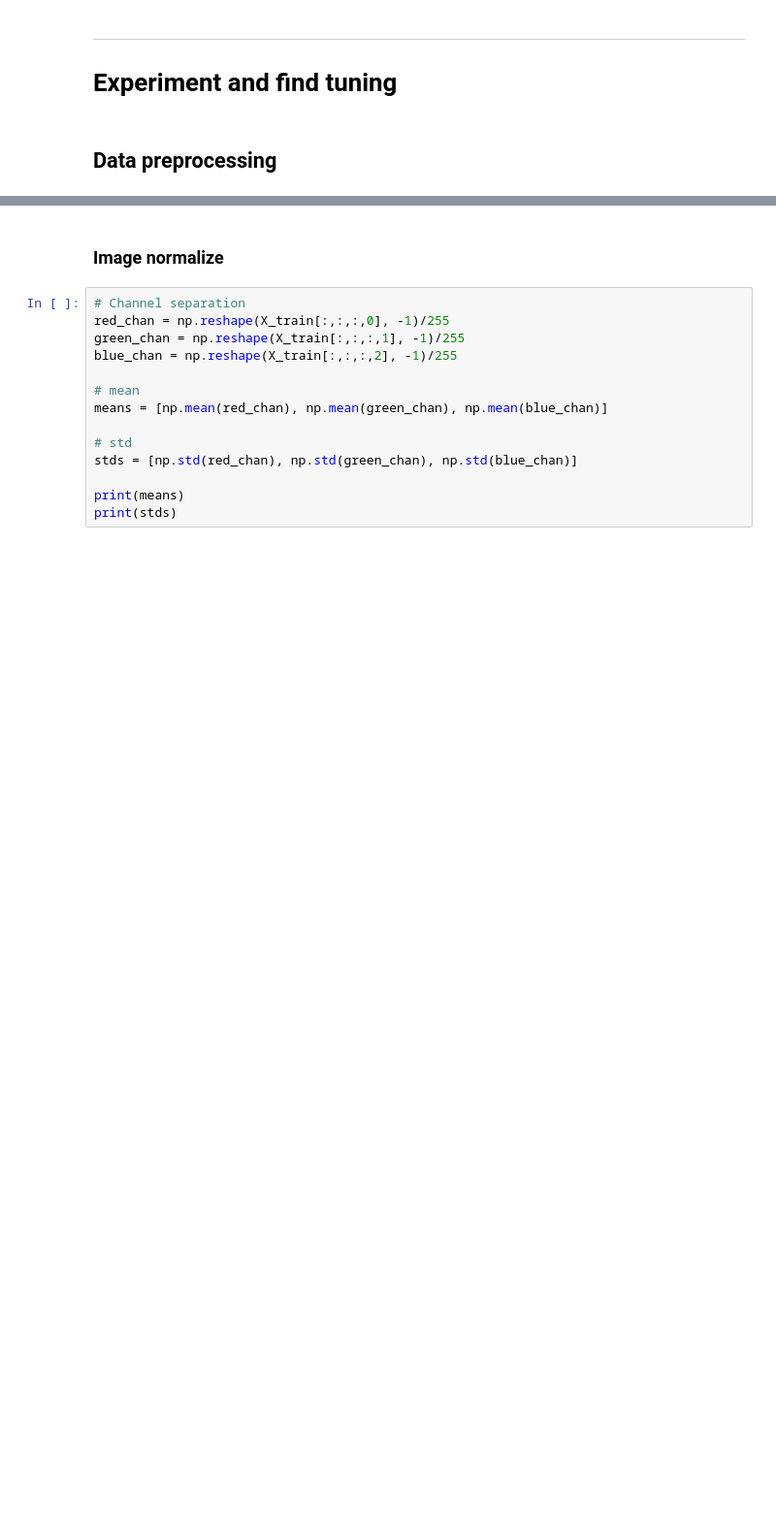
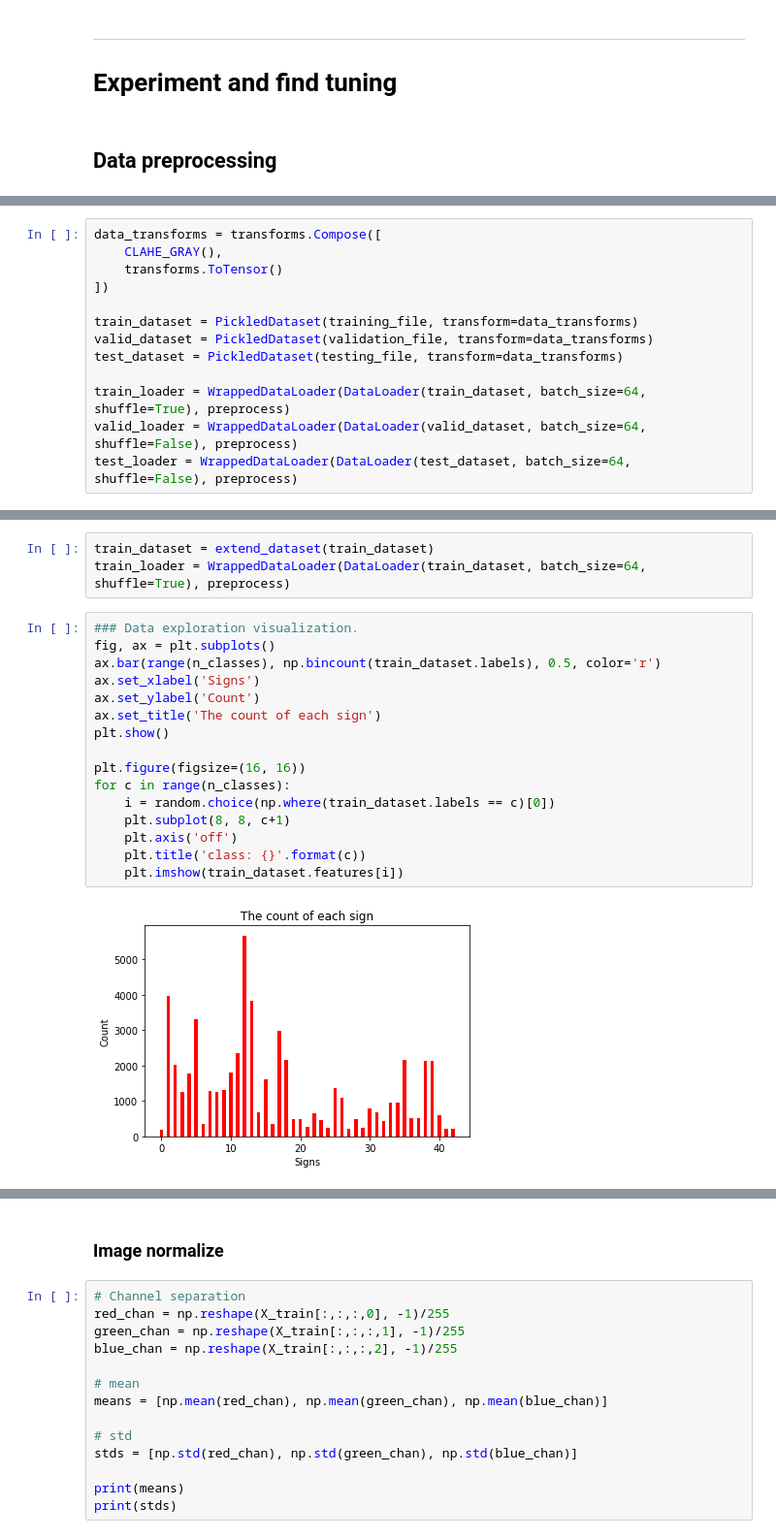
Before and after one commit to wolfapple/traffic-sign-recognition, a Jupyter notebook: notebook.ipynb, the cells around one changed output, grey strips where cells are left out. Shown: that part at 97% size. Drawn from its saved outputs; the diff is of its cells as text; blank space fills up the shorter version.

```diff
--- a/notebook.ipynb
+++ b/notebook.ipynb
@@ -220,0 +273,13 @@ evaluate(model, criterion, test_loader)
+# %%
+data_transforms = transforms.Compose([
+    CLAHE_GRAY(),
+    transforms.ToTensor()
+])
+
+train_dataset = PickledDataset(training_file, transform=data_transforms)
+valid_dataset = PickledDataset(validation_file, transform=data_transforms)
+test_dataset = PickledDataset(testing_file, transform=data_transforms)
+
+train_loader = WrappedDataLoader(DataLoader(train_dataset, batch_size=64, shuffle=True), preprocess)
+valid_loader = WrappedDataLoader(DataLoader(valid_dataset, batch_size=64, shuffle=False), preprocess)
+test_loader = WrappedDataLoader(DataLoader(test_dataset, batch_size=64, shuffle=False), preprocess)
@@ -220,0 +356,21 @@ evaluate(model, criterion, test_loader)
+# %%
+train_dataset = extend_dataset(train_dataset)
+train_loader = WrappedDataLoader(DataLoader(train_dataset, batch_size=64, shuffle=True), preprocess)
+# %%
+### Data exploration visualization.
+fig, ax = plt.subplots()
+ax.bar(range(n_classes), np.bincount(train_dataset.labels), 0.5, color='r')
+ax.set_xlabel('Signs')
+ax.set_ylabel('Count')
+ax.set_title('The count of each sign')
+plt.show()
+
+plt.figure(figsize=(16, 16))
+for c in range(n_classes):
+    i = random.choice(np.where(train_dataset.labels == c)[0])
+    plt.subplot(8, 8, c+1)
+    plt.axis('off')
+    plt.title('class: {}'.format(c))
+    plt.imshow(train_dataset.features[i])
+# %% [output]
+[figure, added]
```
Also changed, not shown: parts of 20 cells of this notebook.
